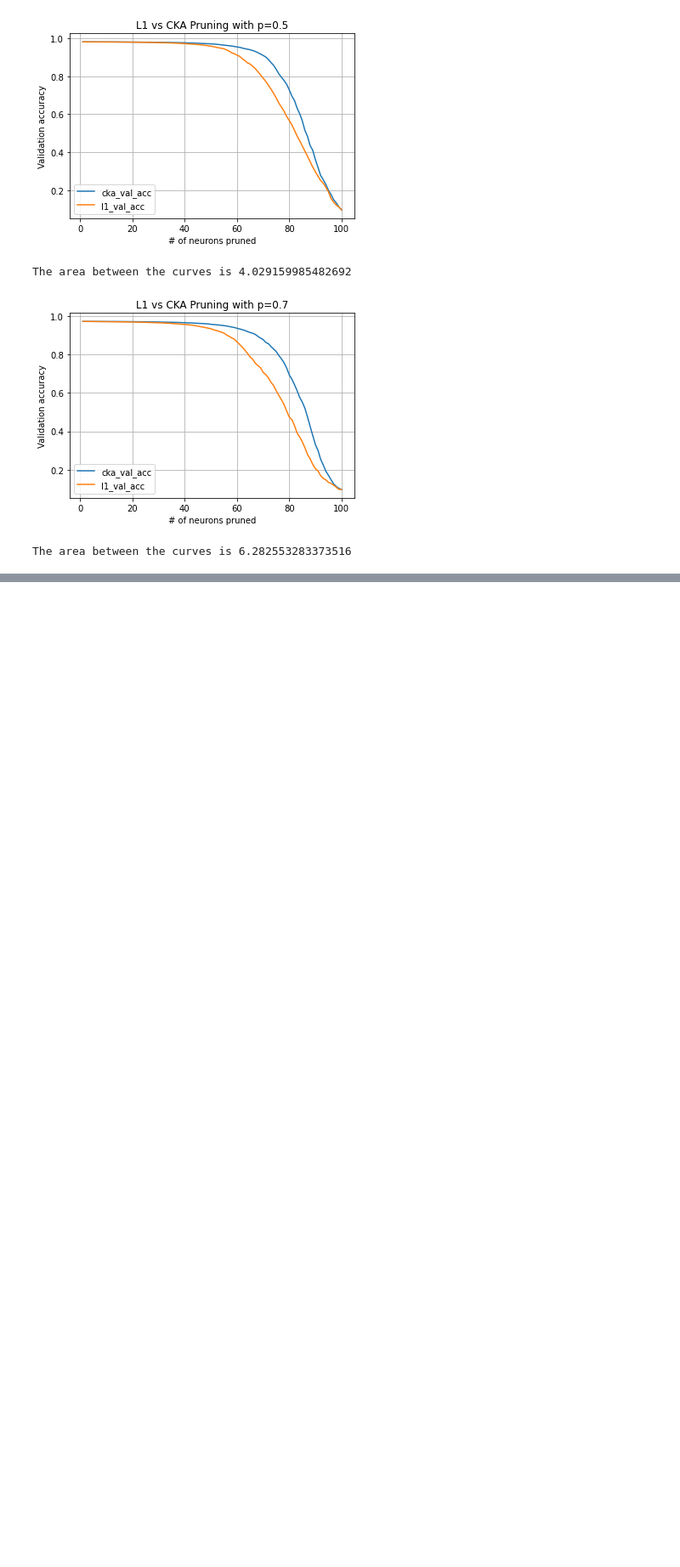
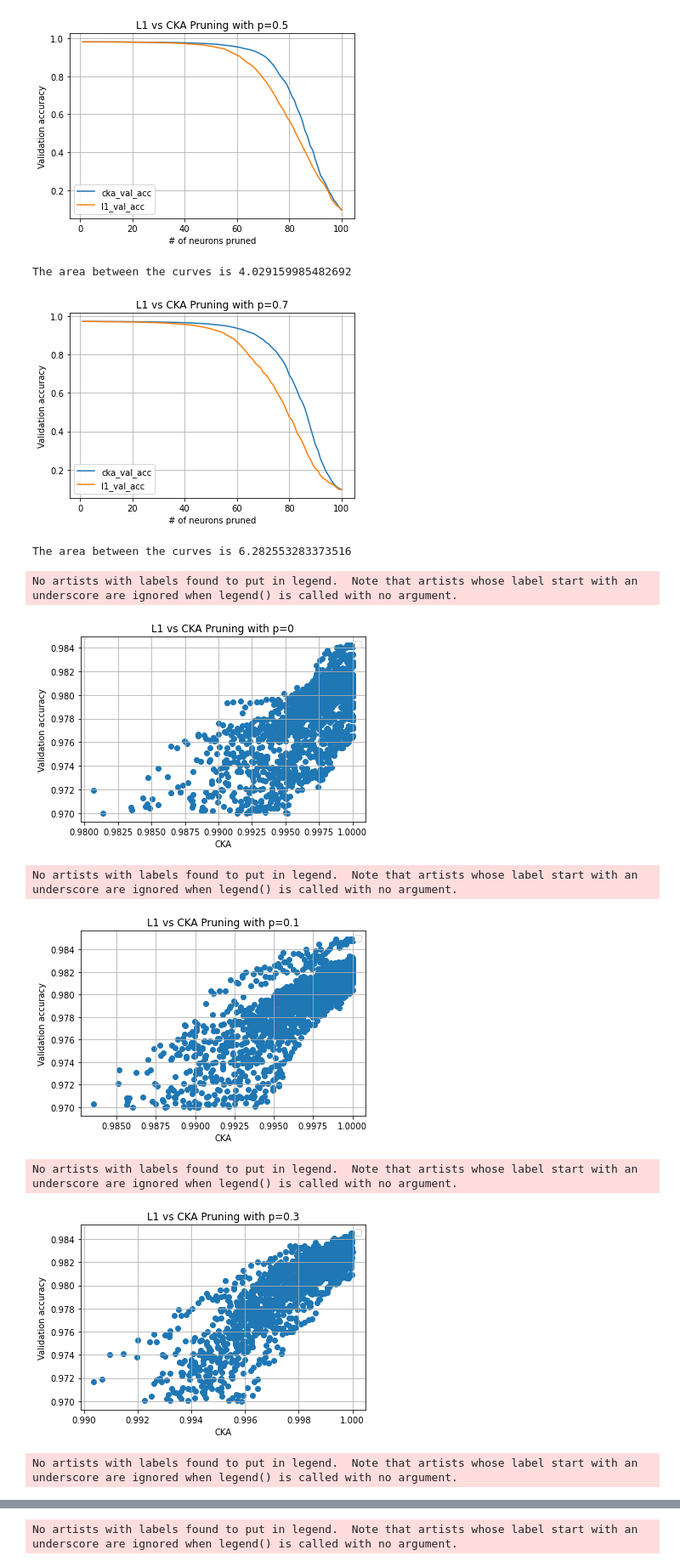
Before and after one commit to SupurCalvinHiggins/cka-prune, a Jupyter notebook: ex1_results.ipynb, the cells around one changed output, grey strips where cells are left out. Shown at 85% size. Cells and saved outputs as stored; diff of their text form; code cells hidden in the pictures; blank space fills up the shorter version.

Commit message:
Started working on ex2.

```diff
--- a/ex1_results.ipynb
+++ b/ex1_results.ipynb
@@ -16,7 +16,7 @@ def load_data():
 # %%
 data = load_data()
 # %%
-def plot_mean_val_acc(trials, dropout_rate):
+def plot_mean_val_acc_vs_prune_percent(trials, dropout_rate):
     cka_prune_mean_val_accs = []
     l1_prune_mean_val_accs = []
     for trial in trials:
@@ -40,7 +40,7 @@ def plot_mean_val_acc(trials, dropout_rate):
     print(f"The area between the curves is {area_between_curves}")
 # %%
 for dropout_rate in DROPOUT_RATES:
-    plot_mean_val_acc(data[dropout_rate], dropout_rate)
+    plot_mean_val_acc_vs_prune_percent(data[dropout_rate], dropout_rate)
 # %% [output]
 [figure]
 The area between the curves is 1.6487266528109714
@@ -52,3 +52,33 @@ The area between the curves is 2.9584333511690293
 The area between the curves is 4.029159985482692
 [figure]
 The area between the curves is 6.282553283373516
+# %%
+def plot_mean_val_acc_vs_mean_cka(trials, dropout_rate):
+    cka_prune_val_accs = []
+    cka_prune_ckas = []
+    for trial in trials:
+        for acc, cka in zip(trial["cka_prune"]["val_acc"], trial["cka_prune"]["cka"]):
+            if acc < 0.97: continue
+            cka_prune_val_accs.append(acc)
+            cka_prune_ckas.append(cka)
+        # cka_prune_val_accs.extend(trial["cka_prune"]["val_acc"])
+        # cka_prune_ckas.extend(trial["cka_prune"]["cka"])
+
+    plt.title(label=f"L1 vs CKA Pruning with p={dropout_rate}")
+    plt.xlabel("CKA")
+    plt.ylabel("Validation accuracy")
+    plt.scatter(cka_prune_ckas, cka_prune_val_accs)
+    plt.grid()
+    plt.legend()
+    plt.show()
+# %%
+for dropout_rate in DROPOUT_RATES:
+    plot_mean_val_acc_vs_mean_cka(data[dropout_rate], dropout_rate)
+# %% [output]
+No artists with labels found to put in legend.  Note that artists whose label start with an underscore are ignored when legend() is called with no argument.
+[figure, added]
+No artists with labels found to put in legend.  Note that artists whose label start with an underscore are ignored when legend() is called with no argument.
+[figure, added]
+No artists with labels found to put in legend.  Note that artists whose label start with an underscore are ignored when legend() is called with no argument.
+[figure, added]
+No artists with labels found to put in legend.  Note that artists whose label start with an underscore are ignored when legend() is called with no argument.
@@ -54,0 +86 @@ The area between the curves is 6.282553283373516
+No artists with labels found to put in legend.  Note that artists whose label start with an underscore are ignored when legend() is called with no argument.
```
Also changed, not shown: parts of 1 cell of this notebook, 2 other files.
